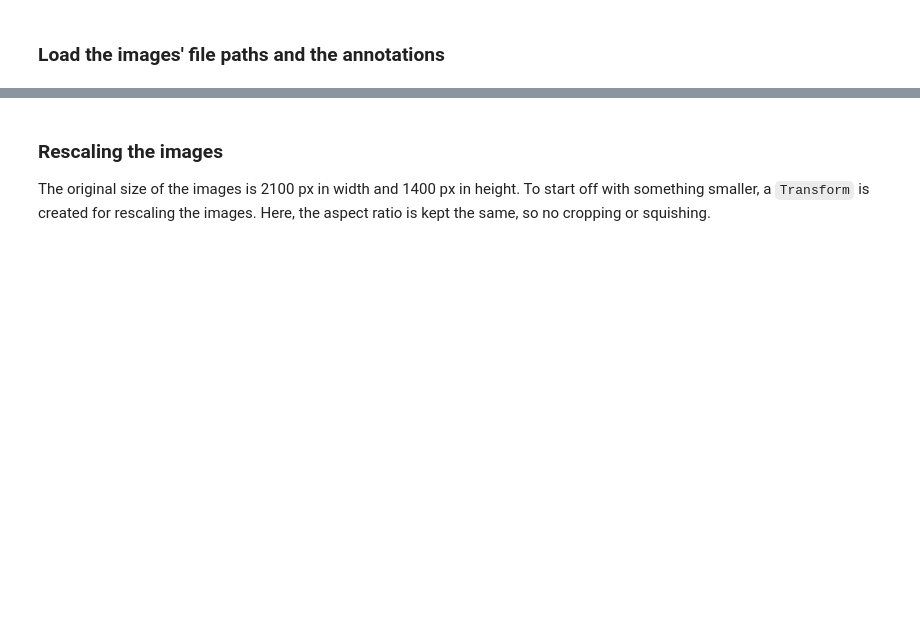
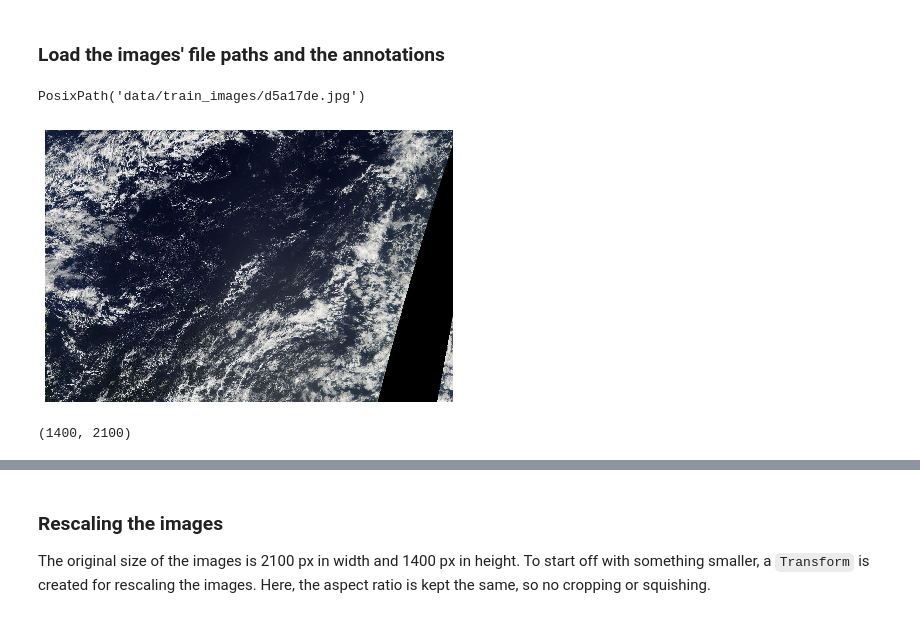
Before and after one commit to qAp/kgl_clouds, a Jupyter notebook: multicloudtype.ipynb, the cells around one changed output, grey strips where cells are left out. Saved outputs shown, nothing was run; the diff lists cells and outputs as text; code cells hidden in the pictures; blank space fills up the shorter version.

```diff
--- a/multicloudtype.ipynb
+++ b/multicloudtype.ipynb
@@ -20,8 +20,19 @@ CATS = ['fish', 'flower', 'gravel', 'sugar']
 SOURCE = Path('data/train_images/')
 # %%
 items = get_image_files(SOURCE)
+# %%
+items[11]
+# %% [output]
+PosixPath('data/train_images/d5a17de.jpg')
+# %%
+PILImage.create(items[11]).show(figsize=(10, 5));
+# %% [output]
+[figure, added]
 # %%
 IMG_SHAPE = PILImage.create(items[12]).shape
+IMG_SHAPE
+# %% [output]
+(1400, 2100)
 # %%
 def load_train_annotation(fpath):
     df = pd.read_csv(fpath)
```
Also changed, not shown: parts of 8 cells of this notebook.
